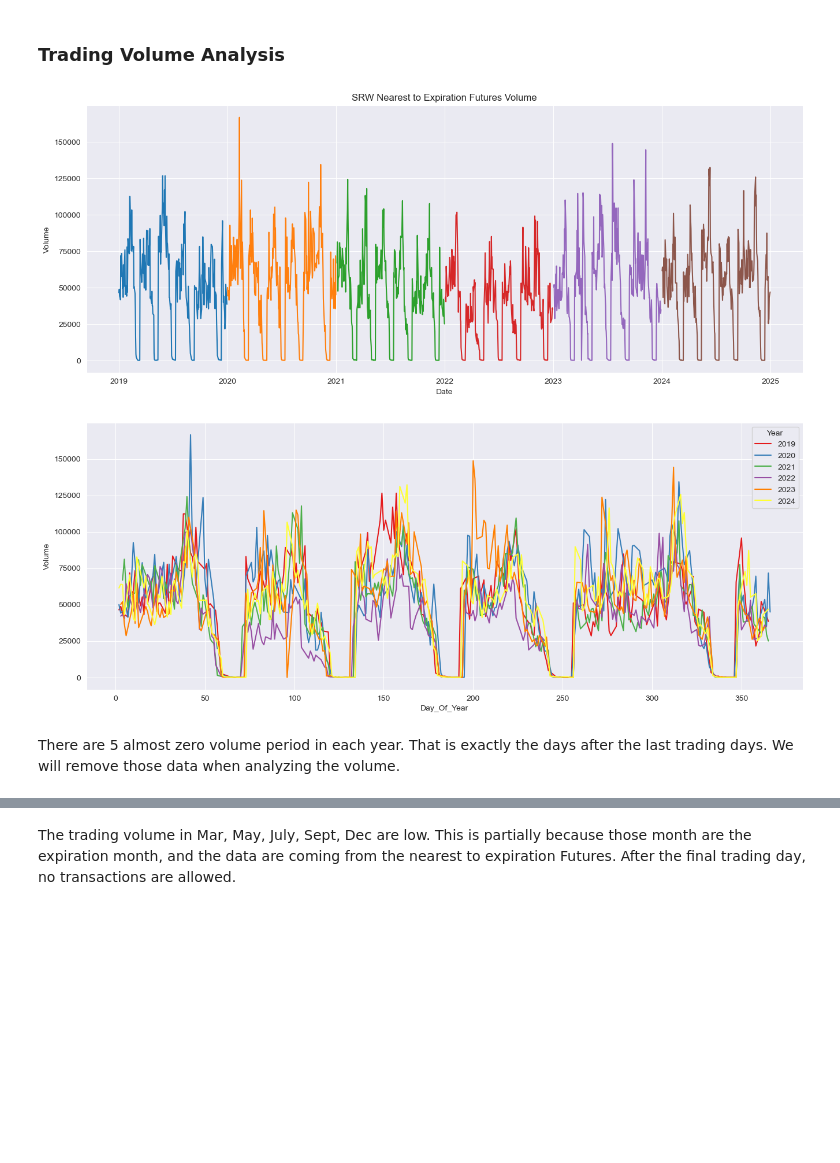
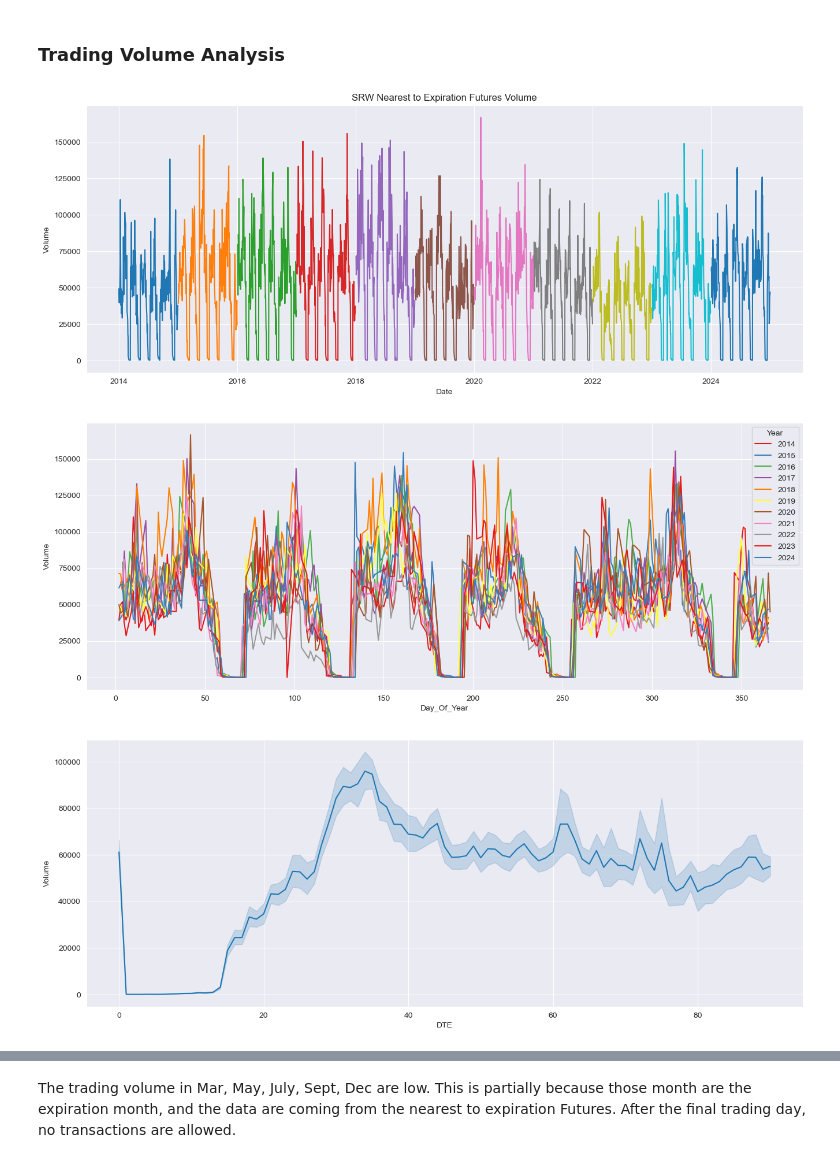
Before and after one commit to TianhaoW/ErdosAgriDerivPredict, a Jupyter notebook: notebooks/wheatEDA.ipynb, the cells around one changed output, grey strips where cells are left out. Cells and saved outputs as stored; diff of their text form; code cells hidden in the pictures; blank space fills up the shorter version.

```diff
--- a/notebooks/wheatEDA.ipynb
+++ b/notebooks/wheatEDA.ipynb
@@ -41,13 +44,8 @@ USDA_url = 'https://quickstats.nass.usda.gov/api/api_GET/'
 # Obtaining the nearest to expiration wheat future
 SRW = yf.Ticker("ZW=F")
 HRW = yf.Ticker("KE=F")
-SRW_data = SRW.history(start ="2019-01-01", end ="2024-12-31")
-HRW_data = HRW.history(start ="2019-01-01", end ="2024-12-31")
-SRW_data['Year'] = SRW_data.index.year
-SRW_data['Month'] = SRW_data.index.month
-SRW_data['Day'] = SRW_data.index.day
-SRW_data['Day_Of_Year'] = SRW_data.index.dayofyear
-HRW_data['Year'] = HRW_data.index.year
-HRW_data['Month'] = HRW_data.index.month
-HRW_data['Day'] = HRW_data.index.day
-HRW_data['Day_Of_Year'] = HRW_data.index.dayofyear
+SRW_data = SRW.history(start ="2014-01-01", end ="2024-12-31").drop(['Dividends', 'Stock Splits'], axis=1)
+HRW_data = HRW.history(start ="2014-01-01", end ="2024-12-31").drop(['Dividends', 'Stock Splits'], axis=1)
+
+SRW_data = extend_market_data(SRW_data)
+HRW_data = extend_market_data(HRW_data)
@@ -56,16 +73,19 @@ HRW_data['Day_Of_Year'] = HRW_data.index.dayofyear
 # %%
 plt.figure(figsize = (16,6))
 plt.title("SRW Nearest to Expiration Futures Volume")
 for year in SRW_data['Year'].unique():  # Loop through each unique year
     yearly_data = SRW_data[SRW_data['Year'] == year]
     sns.lineplot(x = 'Date', y = 'Volume', data = yearly_data)
 plt.show()
 
 plt.figure(figsize = (16,6))
 sns.lineplot(x = 'Day_Of_Year', y = 'Volume', data = SRW_data, hue ='Year', palette='Set1')
 plt.show()
+
+plt.figure(figsize = (16,6))
+sns.lineplot(x = 'DTE', y = 'Volume', data = SRW_data)
+plt.show()
 # %% [output]
-[figure, old version]
+[figure, new version]
-[figure, old version]
+[figure, new version]
+[figure, added]
-# %% [markdown]
-There are 5 almost zero volume period in each year. That is exactly the days after the last trading days. We will remove those data when analyzing the volume.
```
Also changed, not shown: parts of 15 cells of this notebook, 2 other files.
